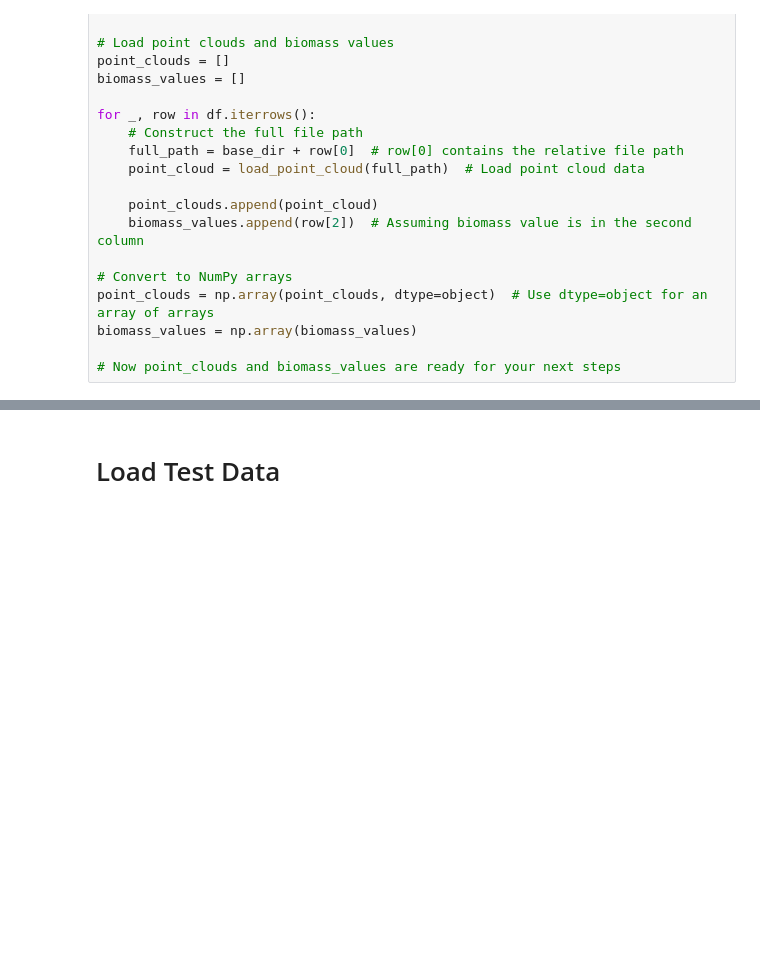
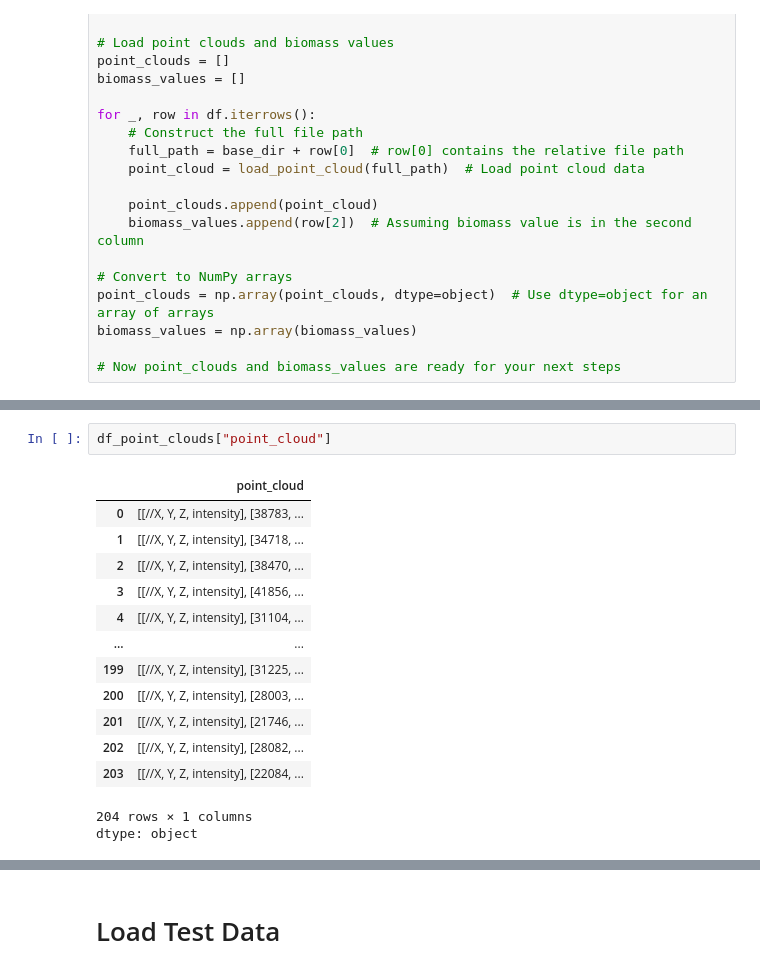
Before and after one commit to Faareh-Ahmed/Biomass-Prediction-from-3D-Point-Cloud, a Jupyter notebook: pointcloud.ipynb, the cells around one changed output, grey strips where cells are left out. Drawn from its saved outputs; the diff is of its cells as text; blank space fills up the shorter version.

```diff
--- a/pointcloud.ipynb
+++ b/pointcloud.ipynb
@@ -349,0 +420,17 @@ biomass_values = np.array(biomass_values)
+# %%
+df_point_clouds["point_cloud"]
+# %% [output]
+|  | point_cloud |
+| 0 | [[//X, Y, Z, intensity], [38783, ... |
+| 1 | [[//X, Y, Z, intensity], [34718, ... |
+| 2 | [[//X, Y, Z, intensity], [38470, ... |
+| 3 | [[//X, Y, Z, intensity], [41856, ... |
+| 4 | [[//X, Y, Z, intensity], [31104, ... |
+| ... | ... |
+| 199 | [[//X, Y, Z, intensity], [31225, ... |
+| 200 | [[//X, Y, Z, intensity], [28003, ... |
+| 201 | [[//X, Y, Z, intensity], [21746, ... |
+| 202 | [[//X, Y, Z, intensity], [28082, ... |
+| 203 | [[//X, Y, Z, intensity], [22084, ... |
+204 rows × 1 columns
+dtype: object
```
Also changed, not shown: parts of 22 cells of this notebook.
